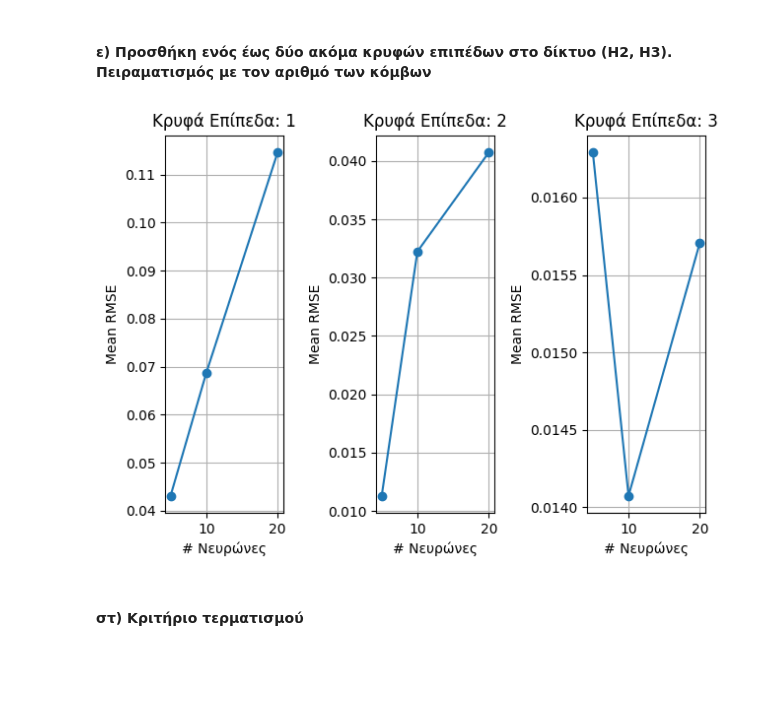
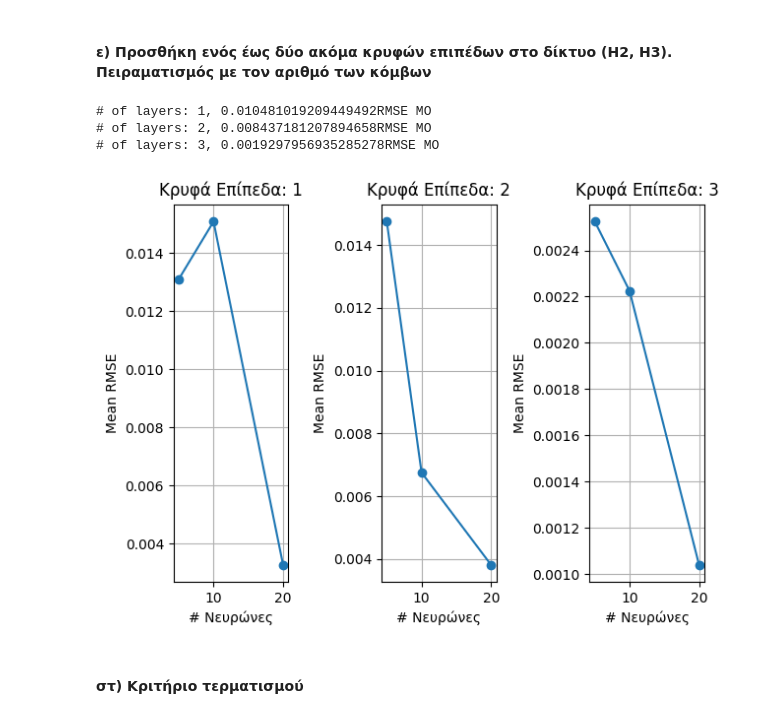
Before and after one commit to el-maestro78/Computational-Intelligence, a Jupyter notebook: Part A/PartA_1072578.ipynb, the cells around one changed output. Cells and saved outputs as stored; diff of their text form; code cells hidden in the pictures; blank space fills up the shorter version.

```diff
--- a/Part A/PartA_1072578.ipynb
+++ b/Part A/PartA_1072578.ipynb
@@ -185,11 +176,32 @@ RMSE:  0.258684304356575
 # %% [markdown]
 #### γ) Συνάρτηση ενεργοποίησης για τους κόμβους εξόδου
 # %%
-"""
+from keras.layers import Dense
+from keras.layers import Dropout
+from keras.optimizers import SGD
+from keras.models import Sequential
+from keras.layers import Dense
 
-Για το επίπεδο εξόδου, θα χρησιμοποιήσω τη συνάρτηση ενεργοποίησης "γραμμική".
-Αυτό συμβαίνει διότι η γραμμική συνάρτηση ενεργοποίησης δεν επιβάλλει κάποιον
-περιορισμό στο εύρος των εξόδων και επιτρέπει στο
-μοντέλο να παράγει τιμές σε οποιοδήποτε εύρος χρονολογιών χρειαστεί.
-"""
+
+rmseList = []
+
+X = X.astype('float64') # Για αναπάντεχα λάθη
+y = y.astype('float64')
+
+for fold, (train_index, val_index) in enumerate(kfold.split(X, y)):
+
+    X_train, X_val = X[train_index], X[val_index]
+    y_train, y_val = y[train_index], y[val_index]
+    model = Sequential()
+    model.add(Dense(10, activation="relu", input_dim=5))
+    model.add(Dense(1, activation="linear"))
+    model.compile(optimizer='sgd', loss=crmse, metrics=['mae',crmse])
+    model.fit(X_train, y_train)
+
+    # Evaluate model
+    scores = model.evaluate(X_val, y_val, verbose=0)
+    rmseList.append(scores[0])
+    print("Fold :", fold, " RMSE:", scores[0])
+
+print("RMSE: ", np.mean(rmseList))
 # %% [output]
@@ -216,6 +238,7 @@ for node_ind, node_num in enumerate(nodes):
         y_train, y_val = y[train_index], y[val_index]
         model = Sequential()
         model.add(Dense(node_num, activation="relu", input_dim=5))
+        model.add(Dense(1, activation="linear"))
         model.compile(optimizer='sgd', loss=crmse, metrics=['mae',crmse])
         model.fit(X_train, y_train)
 
@@ -224,9 +247,7 @@ for node_ind, node_num in enumerate(nodes):
     node_results.append(np.mean(rmseList))
 
 for i in range(len(node_results)):
-  if not isinstance(node_results[i], (float, int)):
-      node_results[i] = 0
-  print(f"RMSE {i}: ", node_results[i])
+    print(f"H = {nodes[i]}, RMSE {i}: ", node_results[i])
 
 plt.plot(nodes, node_results, marker='o')
 plt.xlabel(' # Νευρώνων')
@@ -266,34 +287,39 @@ layers = [1, 2, 3]
 layer_results = []
 
 for layer in layers:
     node_results = []
     for node_num in nodes:
         rmseList = []
         for fold, (train_index, val_index) in enumerate(kfold.split(X, y)):
             X_train, X_val = X[train_index], X[val_index]
             y_train, y_val = y[train_index], y[val_index]
             model = Sequential()
             for i in range(layer):
                 model.add(Dense(node_num, activation="relu", input_dim=5))
+            model.add(Dense(1, activation="linear"))
             model.compile(optimizer='sgd', loss='mse', metrics=['mae'])
             model.fit(X_train, y_train, verbose=0)
             scores = model.evaluate(X_val, y_val, verbose=0)
             rmseList.append(scores[0])
         node_results.append(np.mean(rmseList))
     layer_results.append(node_results)
 
 for i, layer in enumerate(layers):
     plt.subplot(1, 3, i+1)
     plt.plot(nodes, layer_results[i], marker='o')
+    print(f'# of layers: {layer}, {np.mean(layer_results[i])}RMSE MO')
     plt.xlabel('# Nευρώνες')
     plt.ylabel('Mean RMSE')
     plt.title(f'Κρυφά Επίπεδα: {layer}')
     plt.grid(True)
 
 plt.tight_layout()
 plt.show()
 # %% [output]
+# of layers: 1, 0.010481019209449492RMSE MO
+# of layers: 2, 0.008437181207894658RMSE MO
+# of layers: 3, 0.0019297956935285278RMSE MO
-[figure, old version]
+[figure, new version]
 # %% [markdown]
 #### στ) Κριτήριο τερματισμού
 # %%
```
Also changed, not shown: parts of 10 cells of this notebook, 6 other files.
